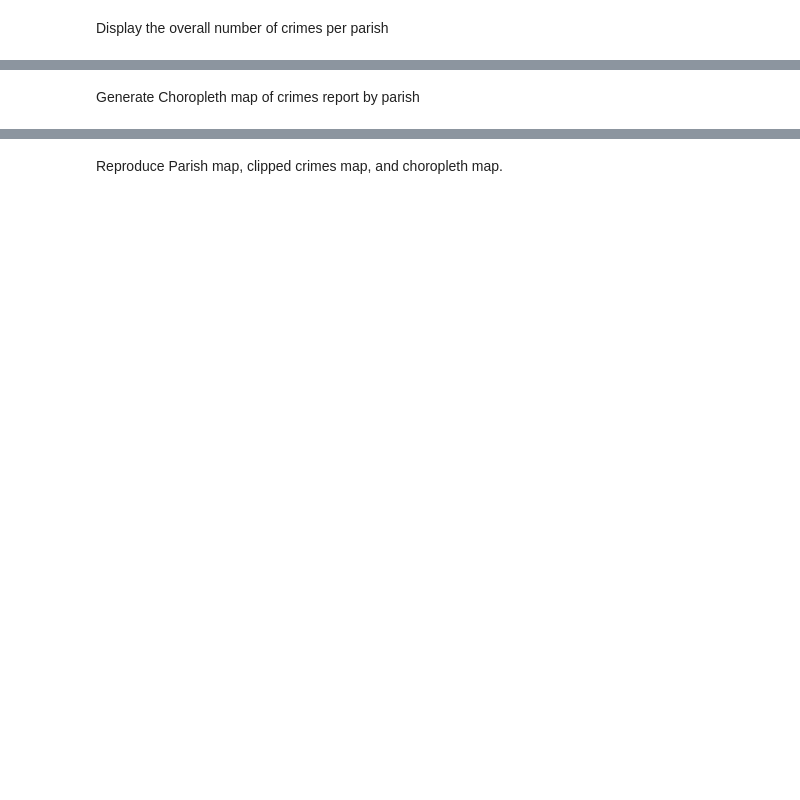
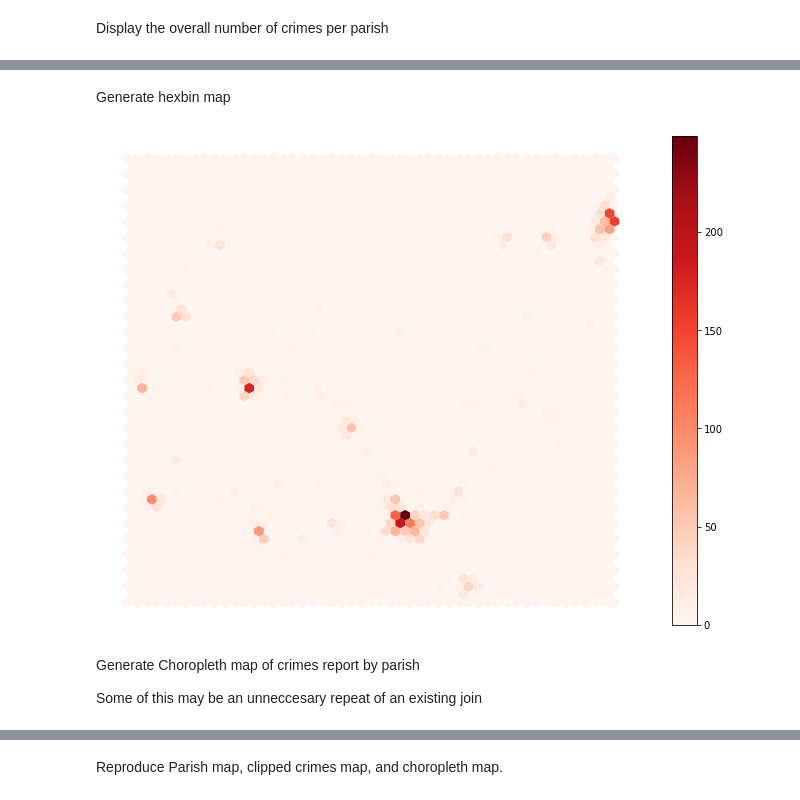
Before and after one commit to GregMcS/egm722CrimeProj, a Jupyter notebook: jupyter-notebook.ipynb, the cells around one changed output, grey strips where cells are left out. Drawn from its saved outputs; the diff is of its cells as text; code cells hidden in the pictures; blank space fills up the shorter version.

```diff
--- a/jupyter-notebook.ipynb
+++ b/jupyter-notebook.ipynb
@@ -89,5 +184,27 @@ print(join.groupby(['Parish'])['Crime_type'].count())
+# %% [markdown]
+Generate hexbin map
+# %%
+f, ax = plt.subplots(1, figsize=(12, 9))
+
+hb = ax.hexbin(
+    crimes['X'],
+    crimes['Y'],
+    gridsize=50, # Generate and add hexbin with 50 hexagons in each
+    linewidths=0,
+    alpha=1, #Fulle colour
+    cmap='Reds' #Colour map to match
+)
+
+# Add colorbar
+plt.colorbar(hb)
+# Remove axes
+ax.set_axis_off()
+# %% [output]
+[figure, added]
 # %% [markdown]
 Generate Choropleth map of crimes report by parish
+
+Some of this may be an unneccesary repeat of an existing join
 # %%
 polygons = parishes
 polygon_id_field = 'OBJECTID'
```
Also changed, not shown: parts of 17 cells of this notebook.
